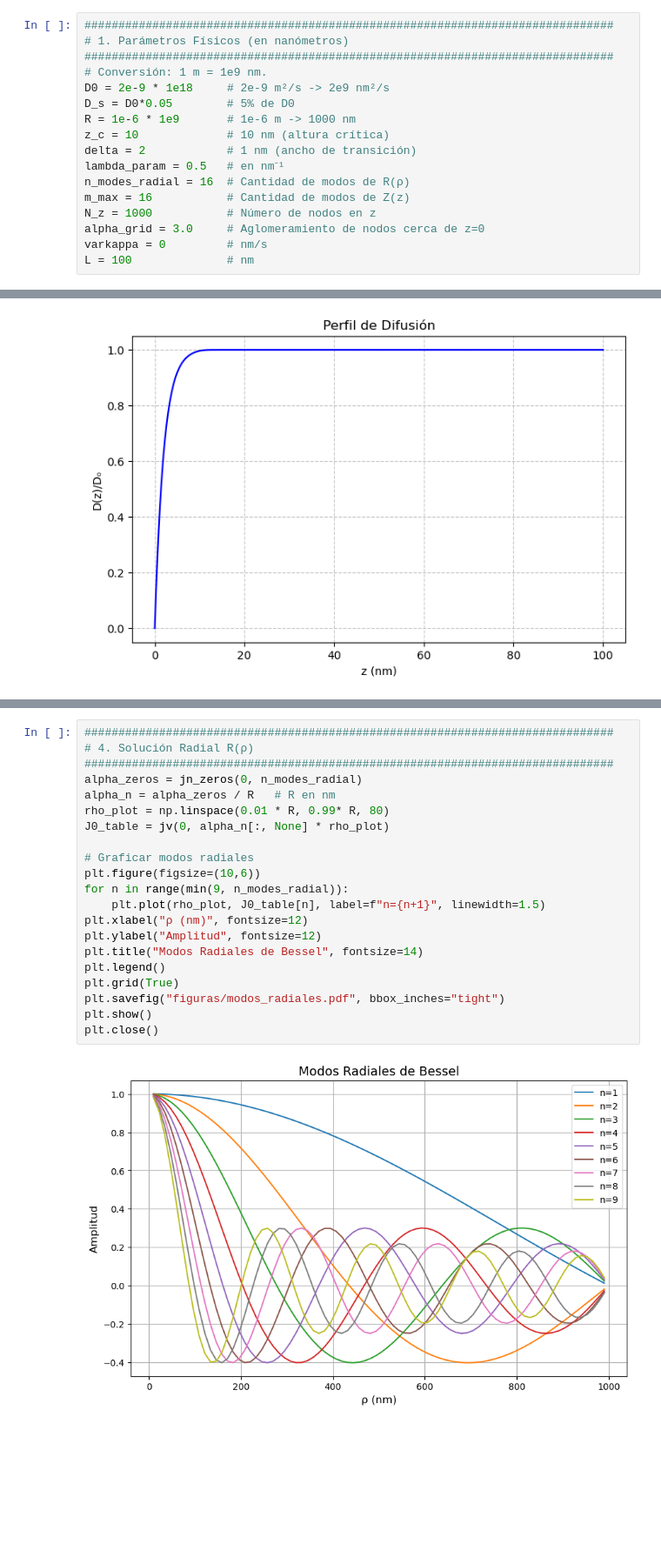
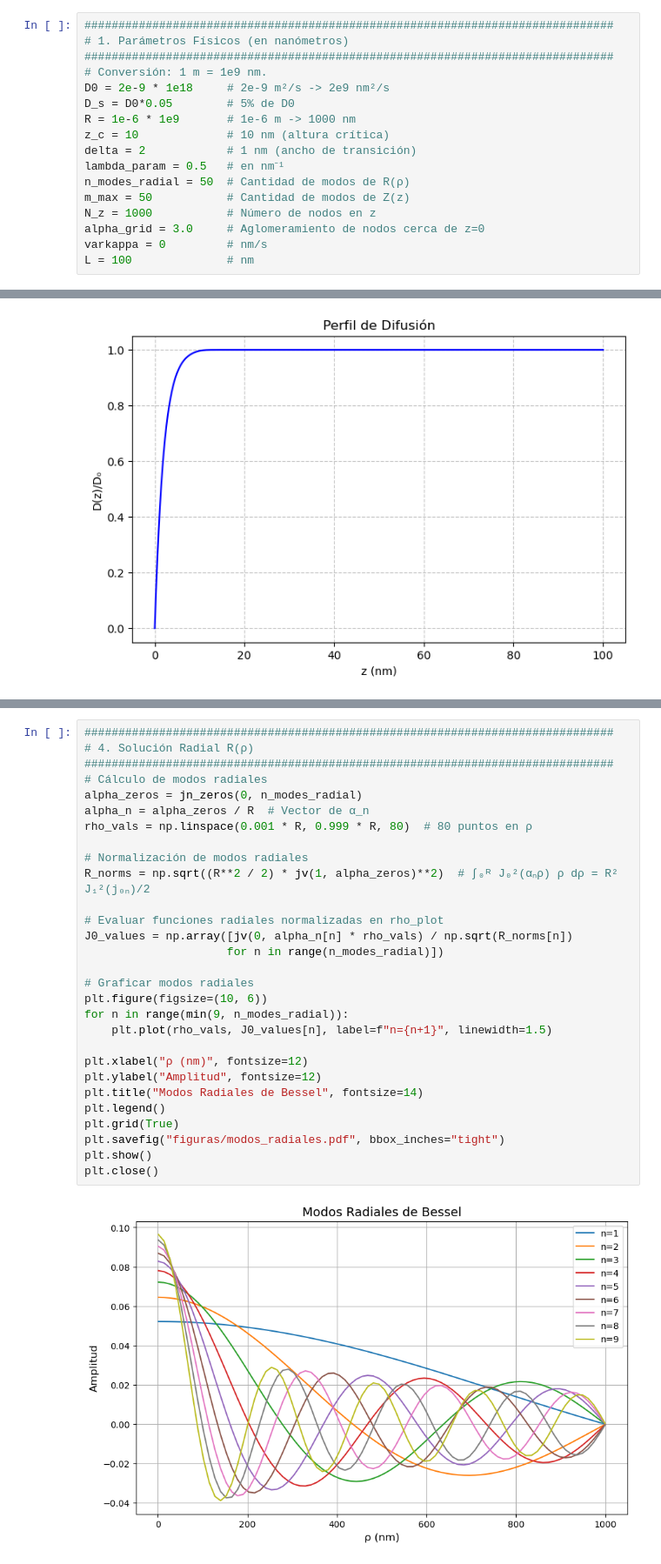
Before and after one commit to allanyst/tfm-efectos-superficie-nano-rmn, a Jupyter notebook: TFM_V5.ipynb, the cells around one changed output, grey strips where cells are left out. Shown at 87% size. Saved outputs shown, nothing was run; the diff lists cells and outputs as text; blank space fills up the shorter version.

```diff
--- a/TFM_V5.ipynb
+++ b/TFM_V5.ipynb
@@ -23,8 +23,8 @@ R = 1e-6 * 1e9       # 1e-6 m -> 1000 nm
 z_c = 10             # 10 nm (altura crítica)
 delta = 2            # 1 nm (ancho de transición)
 lambda_param = 0.5   # en nm⁻¹
-n_modes_radial = 16  # Cantidad de modos de R(ρ)
-m_max = 16           # Cantidad de modos de Z(z)
+n_modes_radial = 50  # Cantidad de modos de R(ρ)
+m_max = 50           # Cantidad de modos de Z(z)
 N_z = 1000           # Número de nodos en z
 alpha_grid = 3.0     # Aglomeramiento de nodos cerca de z=0
 varkappa = 0         # nm/s
@@ -130,26 +130,34 @@ El $A_n$ se integrará con los valores de $T_0$ de la slución temporal y los co
 # %%
 ##############################################################################
 # 4. Solución Radial R(ρ)
 ##############################################################################
+# Cálculo de modos radiales
 alpha_zeros = jn_zeros(0, n_modes_radial)
-alpha_n = alpha_zeros / R   # R en nm
-rho_plot = np.linspace(0.01 * R, 0.99* R, 80)
-J0_table = jv(0, alpha_n[:, None] * rho_plot)
+alpha_n = alpha_zeros / R  # Vector de α_n
+rho_vals = np.linspace(0.001 * R, 0.999 * R, 80)  # 80 puntos en ρ
+
+# Normalización de modos radiales
+R_norms = np.sqrt((R**2 / 2) * jv(1, alpha_zeros)**2)  # ∫₀ᴿ J₀²(αₙρ) ρ dρ = R² J₁²(j₀ₙ)/2
+
+# Evaluar funciones radiales normalizadas en rho_plot
+J0_values = np.array([jv(0, alpha_n[n] * rho_vals) / np.sqrt(R_norms[n])
+                     for n in range(n_modes_radial)])
 
 # Graficar modos radiales
-plt.figure(figsize=(10,6))
+plt.figure(figsize=(10, 6))
 for n in range(min(9, n_modes_radial)):
-    plt.plot(rho_plot, J0_table[n], label=f"n={n+1}", linewidth=1.5)
+    plt.plot(rho_vals, J0_values[n], label=f"n={n+1}", linewidth=1.5)
+
 plt.xlabel("ρ (nm)", fontsize=12)
 plt.ylabel("Amplitud", fontsize=12)
 plt.title("Modos Radiales de Bessel", fontsize=14)
 plt.legend()
 plt.grid(True)
 plt.savefig("figuras/modos_radiales.pdf", bbox_inches="tight")
 plt.show()
 plt.close()
 # %% [output]
-[figure, old version]
+[figure, new version]
 # %% [markdown]
 ## Solución axial
 
```
Also changed, not shown: parts of 23 cells of this notebook, 33 other files.
